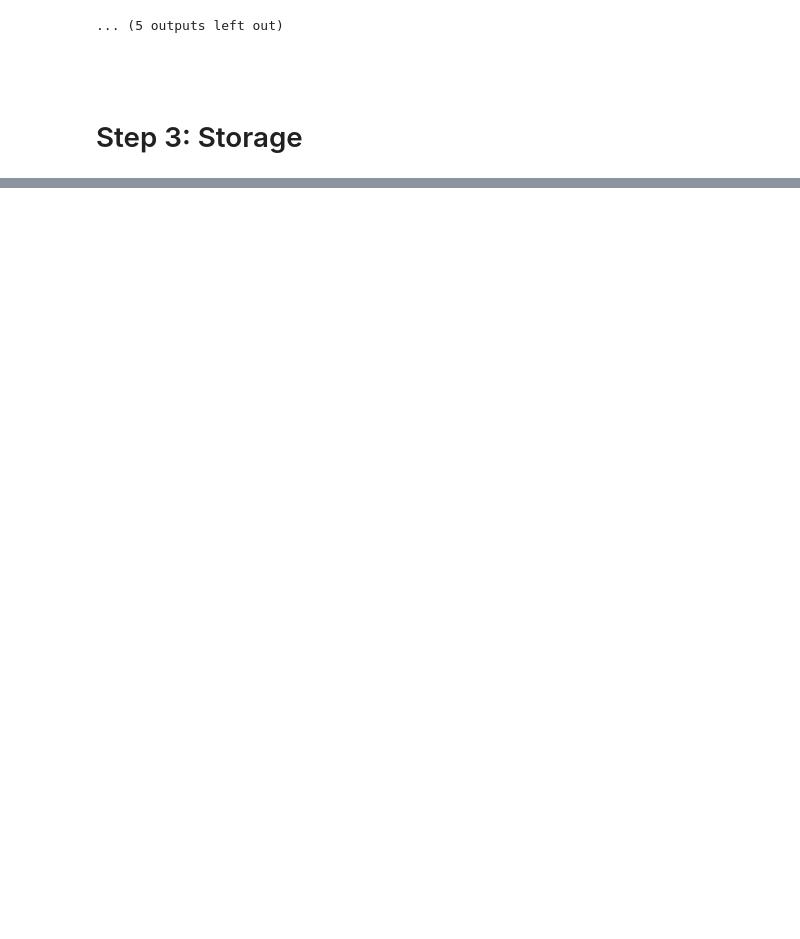
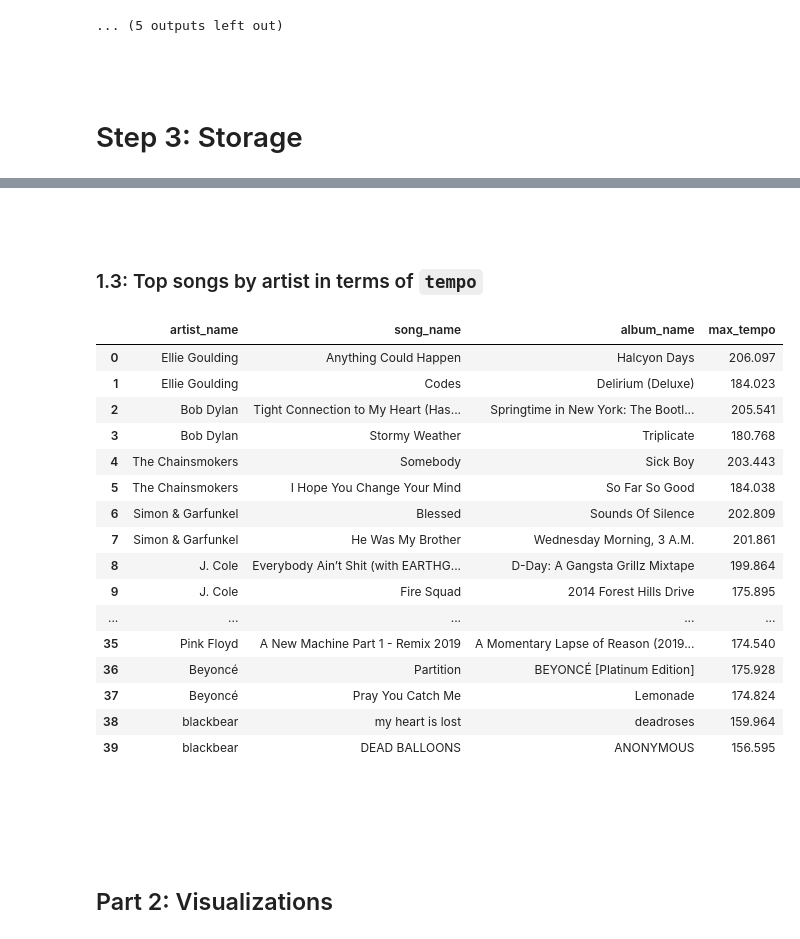
Before and after one commit to rjpost20/Onramp-Project, a Jupyter notebook: Project-Notebook.ipynb, the cells around one changed output, grey strips where cells are left out. Saved outputs shown, nothing was run; the diff lists cells and outputs as text; code cells hidden in the pictures; blank space fills up the shorter version.

```diff
--- a/Project-Notebook.ipynb
+++ b/Project-Notebook.ipynb
@@ -1076,0 +1148,47 @@ pd.read_sql(q5, conn)
+# %% [markdown]
+<br>
+# %% [markdown]
+### 1.3: Top songs by artist in terms of `tempo`
+# %%
+q3 = """
+SELECT artist_name,
+song_name,
+album_name,
+tempo AS max_tempo
+FROM (
+    SELECT track_id,
+    artist_name,
+    song_name,
+    album_name,
+    tempo,
+    ROW_NUMBER() OVER (PARTITION BY artist_id ORDER BY tempo DESC) AS tempo_rank
+    FROM track
+        JOIN album
+            USING(album_id)
+        JOIN artist
+            USING(artist_id)
+        JOIN track_feature
+            USING(track_id))
+WHERE tempo_rank <= 2
+ORDER BY MAX(tempo) OVER (PARTITION BY artist_name) DESC;
+"""
+
+pd.read_sql(q3, conn)
+# %% [output]
+|  | artist_name | song_name | album_name | max_tempo |
+| 0 | Ellie Goulding | Anything Could Happen | Halcyon Days | 206.097 |
+| 1 | Ellie Goulding | Codes | Delirium (Deluxe) | 184.023 |
+| 2 | Bob Dylan | Tight Connection to My Heart (Has... | Springtime in New York: The Bootl... | 205.541 |
+| 3 | Bob Dylan | Stormy Weather | Triplicate | 180.768 |
+| 4 | The Chainsmokers | Somebody | Sick Boy | 203.443 |
+| 5 | The Chainsmokers | I Hope You Change Your Mind | So Far So Good | 184.038 |
+| 6 | Simon & Garfunkel | Blessed | Sounds Of Silence | 202.809 |
+| 7 | Simon & Garfunkel | He Was My Brother | Wednesday Morning, 3 A.M. | 201.861 |
+| 8 | J. Cole | Everybody Ain’t Shit (with EARTHG... | D-Day: A Gangsta Grillz Mixtape | 199.864 |
+| 9 | J. Cole | Fire Squad | 2014 Forest Hills Drive | 175.895 |
+| ... | ... | ... | ... | ... |
+| 35 | Pink Floyd | A New Machine Part 1 - Remix 2019 | A Momentary Lapse of Reason (2019... | 174.540 |
+| 36 | Beyoncé | Partition | BEYONCÉ [Platinum Edition] | 175.928 |
+| 37 | Beyoncé | Pray You Catch Me | Lemonade | 174.824 |
+| 38 | blackbear | my heart is lost | deadroses | 159.964 |
+| 39 | blackbear | DEAD BALLOONS | ANONYMOUS | 156.595 |
@@ -1076,0 +1200,2 @@ pd.read_sql(q5, conn)
+# %% [markdown]
+<br>
@@ -1076,0 +1217,4 @@ pd.read_sql(q5, conn)
+# %% [markdown]
+<br>
+# %% [markdown]
+## Part 2: Visualizations
```
Also changed, not shown: parts of 68 cells of this notebook.
